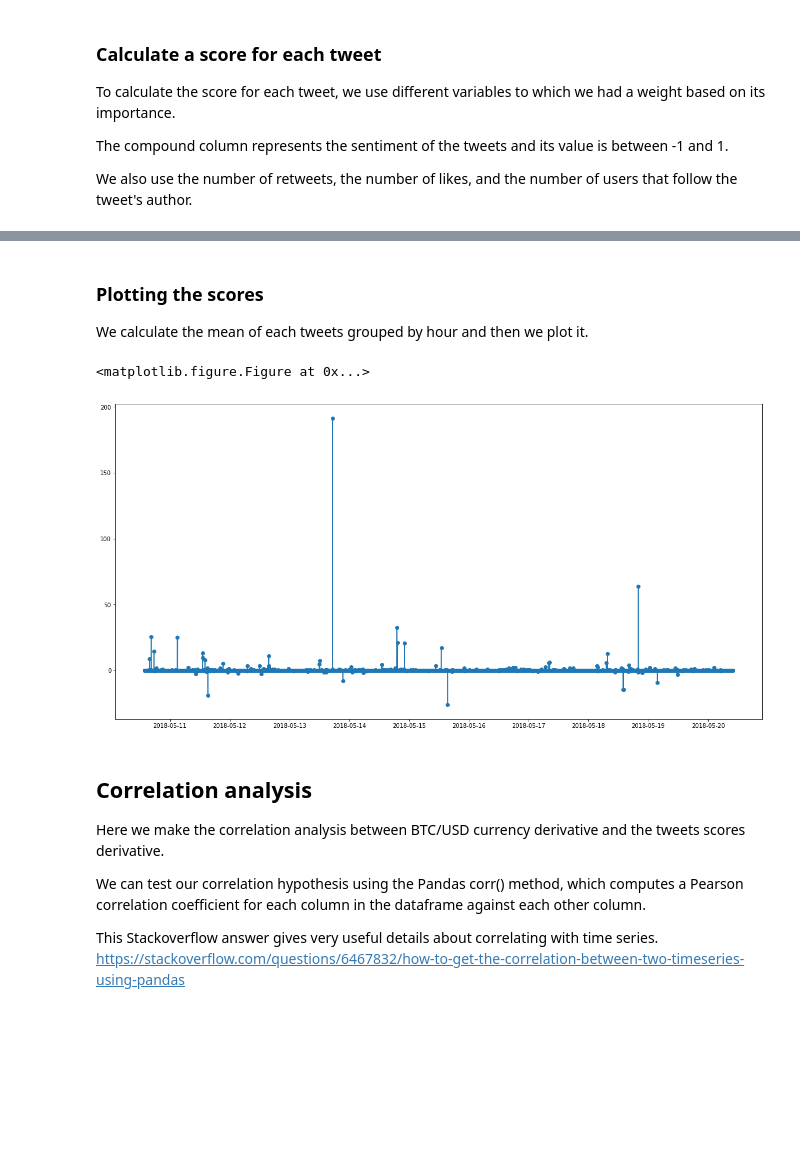
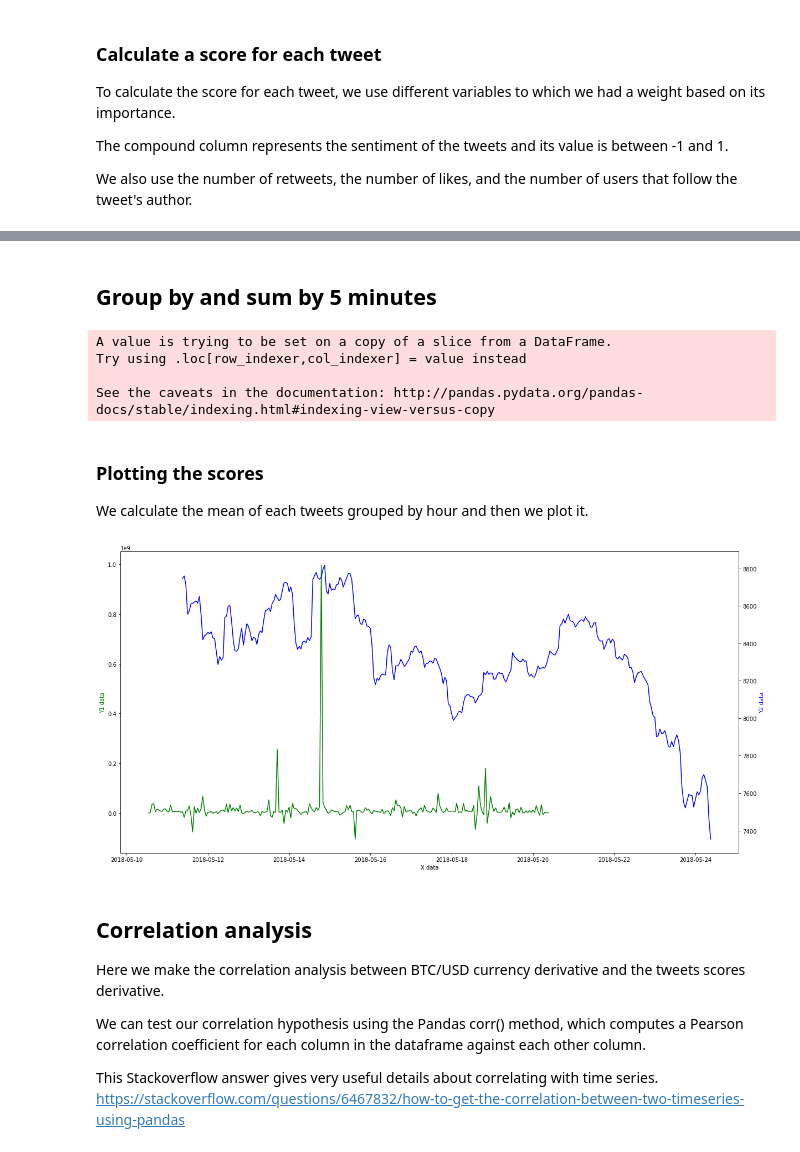
Before and after one commit to Drabble/TwitterSentimentAndCryptocurrencies, a Jupyter notebook: TwitterSentimentAndCryptocurrencies.ipynb, the cells around one changed output, grey strips where cells are left out. Drawn from its saved outputs; the diff is of its cells as text; code cells hidden in the pictures; blank space fills up the shorter version.

Commit message:
Plot sentiment and crypto currency

```diff
--- a/TwitterSentimentAndCryptocurrencies.ipynb
+++ b/TwitterSentimentAndCryptocurrencies.ipynb
@@ -160,7 +133,0 @@ Name: UserFollowerCount, Length: 16606, dtype: int64
-# %%
-print(tweets.shape)
-box_values = plt.boxplot(tweets["Scores"])
-first_quartile, third_quartile = np.percentile(tweets["Scores"], [25, 75])
-
-# Normalize between first and third quartile
-tweets["Scores"] = tweets["Scores"]
@@ -170,15 +156,41 @@ tweets["Scores"] = tweets["Scores"]
+# %% [markdown]
+## Group by and sum by 5 minutes
+# %%
+tweets['CreatedAt'] = pd.to_datetime(tweets['CreatedAt'])
+tweets.index = tweets['CreatedAt']
+
+tweets_grouped = tweets.groupby(pd.TimeGrouper('1h'))['Scores'].sum()
+
+btc_usd['time'] = pd.to_datetime(btc_usd['time'], unit='s')
+btc_usd.index = btc_usd['time']
+
+btc_usd_grouped = btc_usd.groupby(pd.TimeGrouper('1h'))['close'].mean()
+# %% [output]
+A value is trying to be set on a copy of a slice from a DataFrame.
+Try using .loc[row_indexer,col_indexer] = value instead
+
+See the caveats in the documentation: http://pandas.pydata.org/pandas-docs/stable/indexing.html#indexing-view-versus-copy
 # %% [markdown]
 ### Plotting the scores
 We calculate the mean of each tweets grouped by hour and then we plot it.
-# %%
-tweets['CreatedAt'] = pd.to_datetime(tweets['CreatedAt'])
-tweets.index = tweets['CreatedAt']
-plt.figure(figsize=(20,10))
-plt.plot_date(tweets["CreatedAt"], tweets["Scores"], ls='-', marker='o')
-plt.show()
-# %% [output]
-<matplotlib.figure.Figure at 0x...>
-[figure, removed]
+# %%
+#
+#plt.plot_date(tweets_grouped.index, tweets_grouped, ls='-', marker='o')
+#plt.plot_date(btc_usd_grouped.index, btc_usd_grouped, ls='-', marker='o')
+#plt.show()
+
+fig, ax1 = plt.subplots(figsize=(20,10))
+
+ax2 = ax1.twinx()
+ax1.plot_date(tweets_grouped.index, tweets_grouped, 'g-')
+ax2.plot_date(btc_usd_grouped.index, btc_usd_grouped, 'b-')
+
+ax1.set_xlabel('X data')
+ax1.set_ylabel('Y1 data', color='g')
+ax2.set_ylabel('Y2 data', color='b')
+plt.show()
+# %% [output]
+[figure, added]
 # %% [markdown]
 ## Correlation analysis
 Here we make the correlation analysis between BTC/USD currency derivative and the tweets scores derivative.
```
Also changed, not shown: parts of 10 cells of this notebook, 2 other files.
